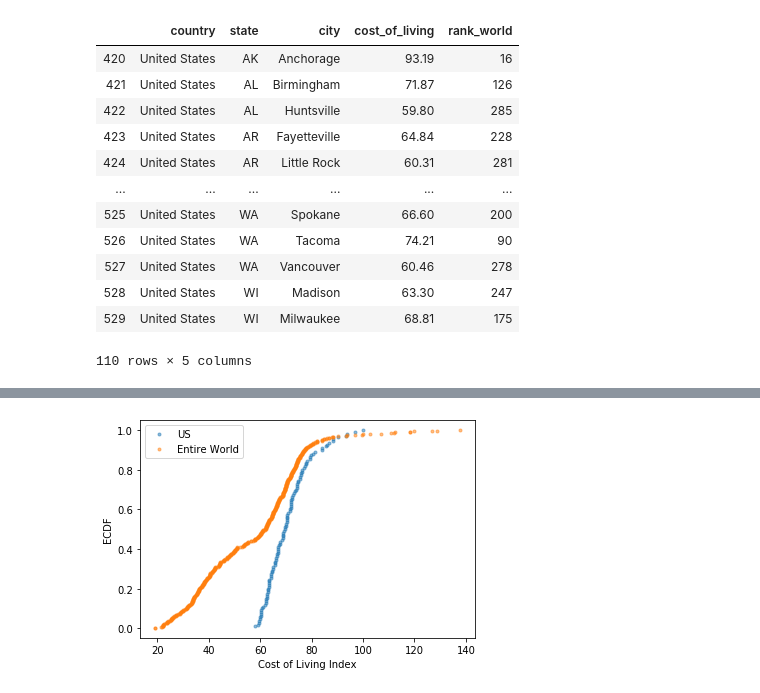
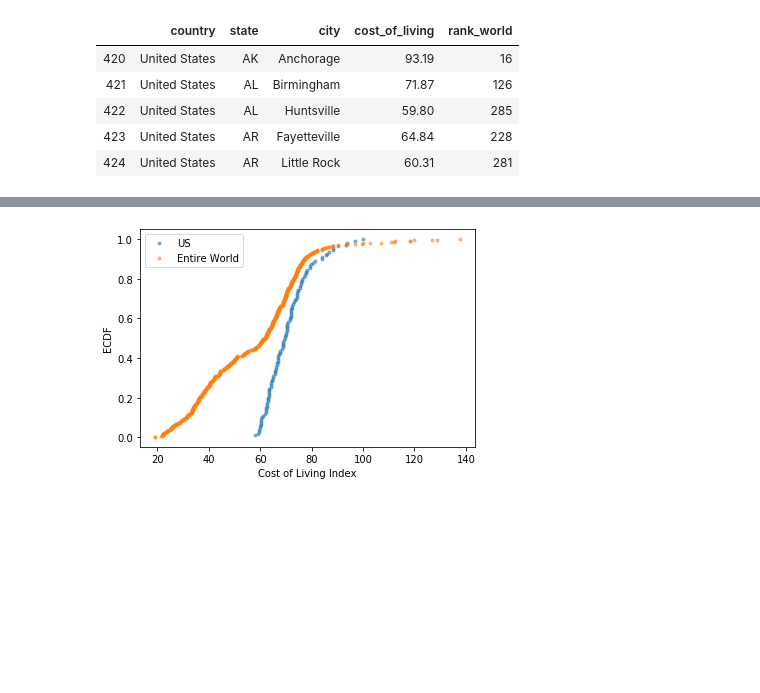
Before and after one commit to AHalarewicz/StudentLoanData, a Jupyter notebook: statistics.ipynb, the cells around one changed output, grey strips where cells are left out. Drawn from its saved outputs; the diff is of its cells as text; code cells hidden in the pictures; blank space fills up the shorter version.

```diff
--- a/statistics.ipynb
+++ b/statistics.ipynb
@@ -6,23 +7,16 @@ from scipy.stats import norm
 # %%
 cost_living = pd.read_csv('clean_data/cost_of_living.csv')
 #cost of living index throughout the world highlighting the US.
 data4 = cost_living.copy()
 data4 = data4[data4.country == ' United States']
-data4
+data4.head()
 # %% [output]
 |  | country | state | city | cost_of_living | rank_world |
 | 420 | United States | AK | Anchorage | 93.19 | 16 |
 | 421 | United States | AL | Birmingham | 71.87 | 126 |
 | 422 | United States | AL | Huntsville | 59.80 | 285 |
 | 423 | United States | AR | Fayetteville | 64.84 | 228 |
 | 424 | United States | AR | Little Rock | 60.31 | 281 |
-| ... | ... | ... | ... | ... | ... |
-| 525 | United States | WA | Spokane | 66.60 | 200 |
-| 526 | United States | WA | Tacoma | 74.21 | 90 |
-| 527 | United States | WA | Vancouver | 60.46 | 278 |
-| 528 | United States | WI | Madison | 63.30 | 247 |
-| 529 | United States | WI | Milwaukee | 68.81 | 175 |
-110 rows × 5 columns
 # %%
 def ecdf(data):
     """Compute ECDF for a one-dimensional array of measurements."""
```
Also changed, not shown: parts of 5 cells of this notebook.
